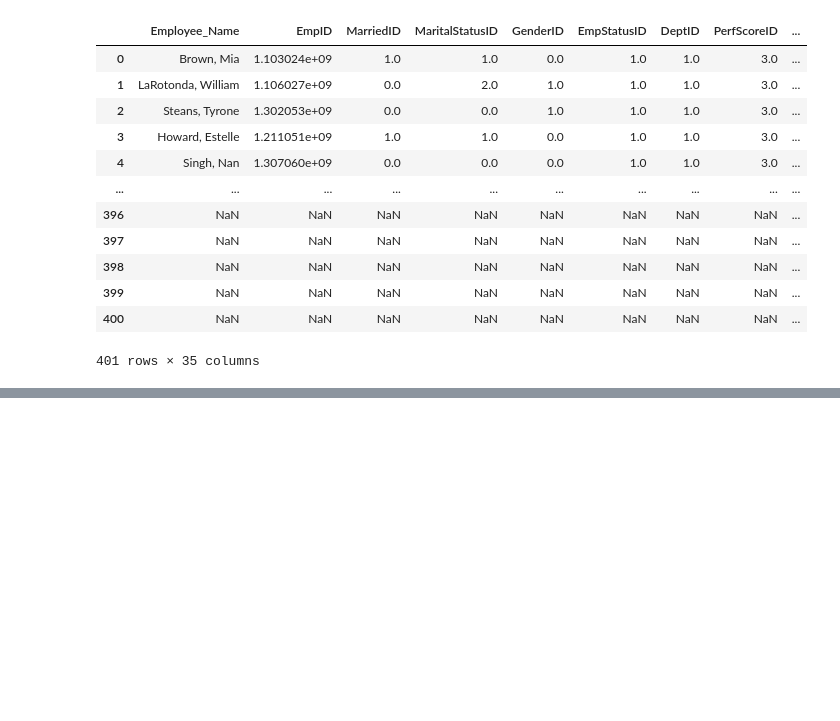
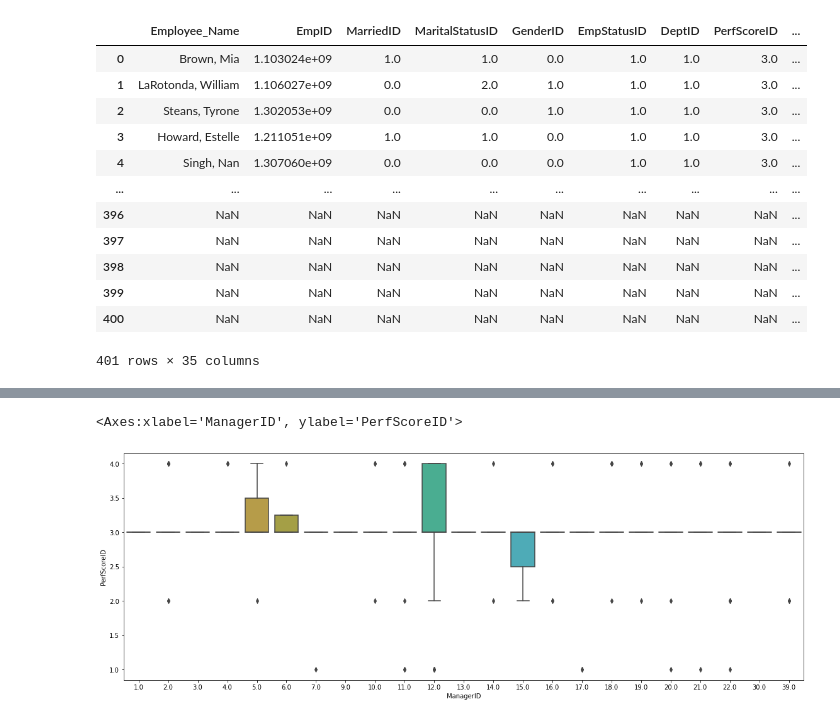
Before and after one commit to agnieszka2201pn/data_analysis, a Jupyter notebook: zadanie analiza danych.ipynb, the cells around one changed output, grey strips where cells are left out. Saved outputs shown, nothing was run; the diff lists cells and outputs as text; code cells hidden in the pictures; blank space fills up the shorter version.

```diff
--- a/zadanie analiza danych.ipynb
+++ b/zadanie analiza danych.ipynb
@@ -22,0 +62,7 @@ HR_data
+# %%
+figure = plt.figure(figsize = (15, 5))
+axes = figure.add_axes([0,0,1,1])
+sns.boxplot(x='ManagerID', y='PerfScoreID', data = HR_data)
+# %% [output]
+<Axes:xlabel='ManagerID', ylabel='PerfScoreID'>
+[figure, added]
```
Also changed, not shown: parts of 8 cells of this notebook.
